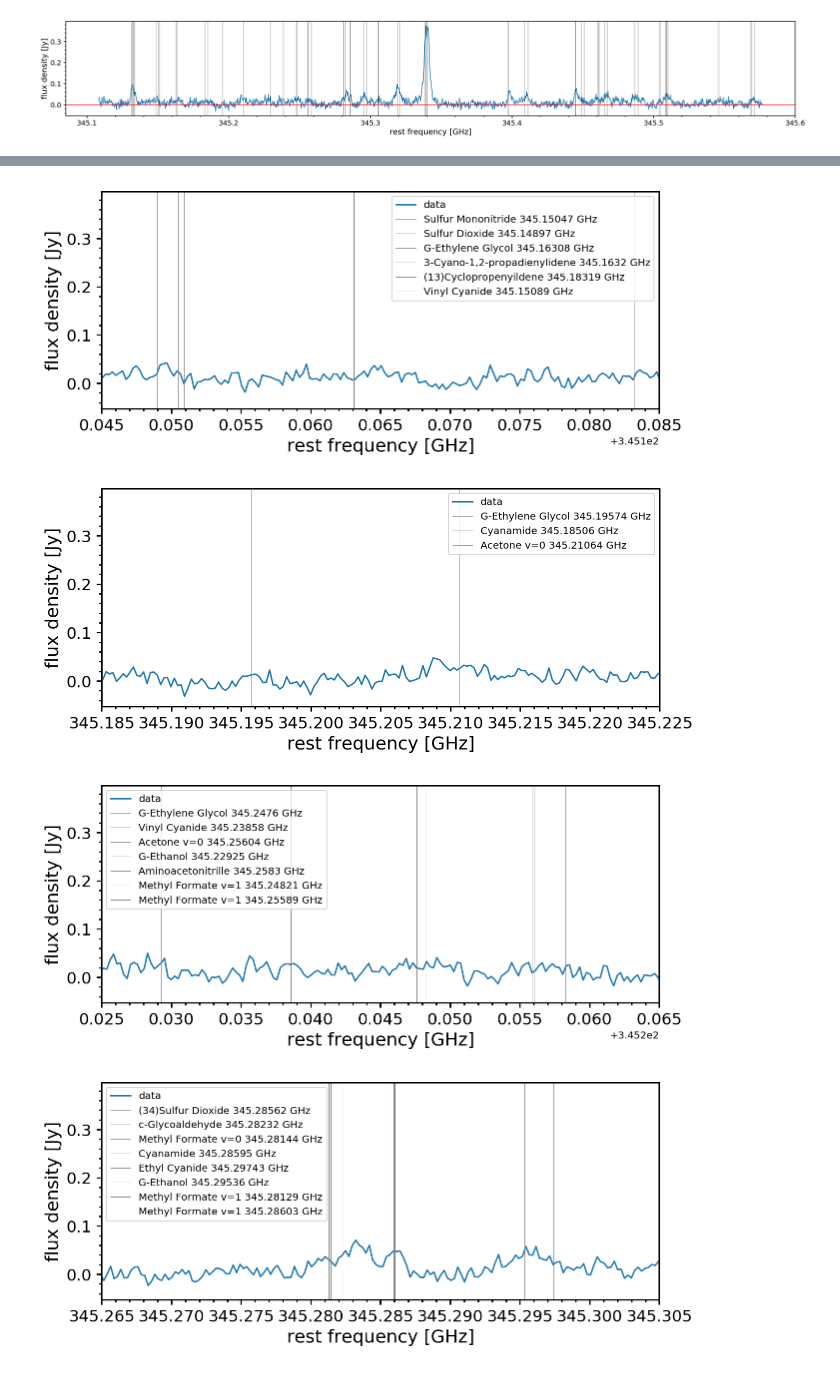
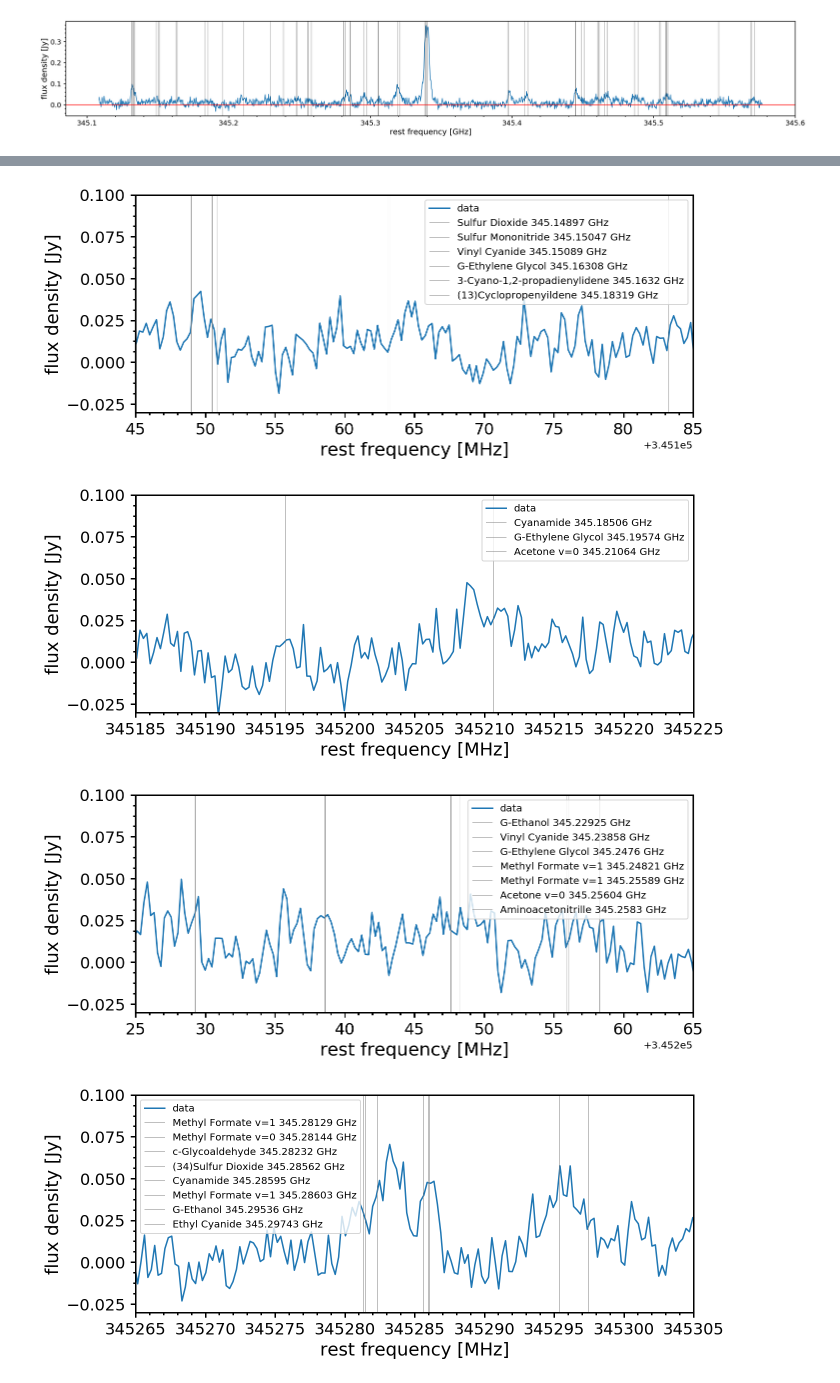
Before and after one commit to yaolun/xclass, a Jupyter notebook: COMs_identification4xclass.ipynb, the cells around one changed output, grey strips where cells are left out. Cells and saved outputs as stored; diff of their text form; code cells hidden in the pictures.

```diff
--- a/COMs_identification4xclass.ipynb
+++ b/COMs_identification4xclass.ipynb
@@ -81,9 +81,9 @@ entries = [('Nitrosyl Cyanide', 345.46157),
            ('G-Ethylene Glycol', 345.19574),
            ('G-Ethylene Glycol', 345.2476),
            ('G-Ethylene Glycol', 345.31935),
-           ('c-Glycoaldehyde', 345.28232),
-           ('c-Glycoaldehyde', 345.32087),
-           ('c-Glycoaldehyde', 345.34004),
+           ('c-Glycolaldehyde', 345.28232),
+           ('c-Glycolaldehyde', 345.32087),
+           ('c-Glycolaldehyde', 345.34004),
            ('3-Cyano-1,2-propadienylidene', 345.1632),
            ('(13)Methanol', 345.13262),
            ('Methyl Formate v=0', 345.13278),
@@ -139,15 +141,17 @@ for bound in bounds:
     fig = plt.figure(figsize=(10,4))
     ax = fig.add_subplot(111)
 
-    ax.plot(all_specs[3]['Freq_corrected'], all_specs[3]['Flux_density_(Jy)'], label='data')
+    ax.plot(all_specs[3]['Freq_corrected']*1e3, all_specs[3]['Flux_density_(Jy)'], label='data')
     selector = (line_ids['frequency'] <= bound[1]) & (line_ids['frequency'] >= bound[0])
-    for i, (n, f) in enumerate(zip(line_ids['name'][selector], line_ids['frequency'][selector])):
-        ax.axvline(f, color='Gray', linewidth=0.5, label=n+' '+str(f)+' GHz')
+    sorter = np.argsort(line_ids['frequency'][selector])
+    for i, (n, f) in enumerate(zip(line_ids['name'][selector][sorter], line_ids['frequency'][selector][sorter])):
+        ax.axvline(f*1e3, color='Gray', linewidth=0.5, label=n+' '+str(f)+' GHz')
 #             t = ax.text(id[1], 0.4, id[0], rotation='vertical', va='top')
 
     ax.legend(loc='best')
-    ax.set_xlim(bound)
-    ax.set_xlabel('rest frequency [GHz]', fontsize=18)
+    ax.set_xlim(np.array(bound)*1e3)
+    ax.set_ylim([-0.03, 0.1])
+    ax.set_xlabel('rest frequency [MHz]', fontsize=18)
     ax.set_ylabel('flux density [Jy]', fontsize=18)
     ax.tick_params('both',labelsize=16,width=1.5,which='major',pad=5,length=5)
     ax.tick_params('both',labelsize=16,width=1.5,which='minor',pad=5,length=2.5)
@@ -159,4 +163,4 @@ for bound in bounds:
-[figure, old version]
+[figure, new version]
-[figure, old version]
+[figure, new version]
-[figure, old version]
+[figure, new version]
-[figure, old version]
+[figure, new version]
```
Also changed, not shown: parts of 2 cells of this notebook, 15 other files.
